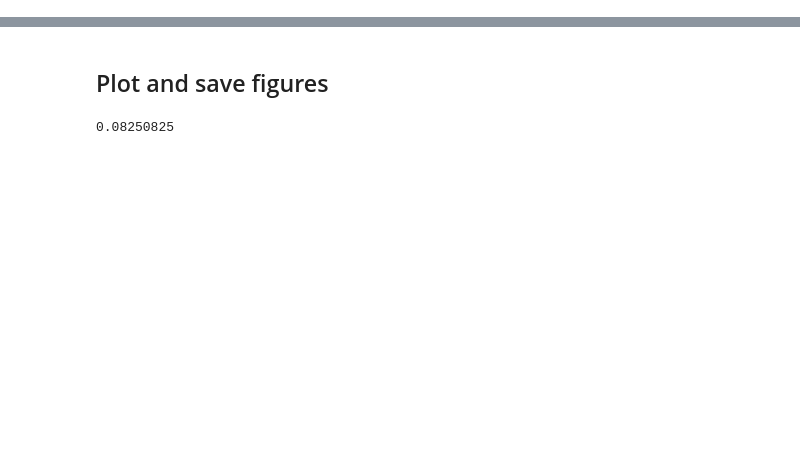
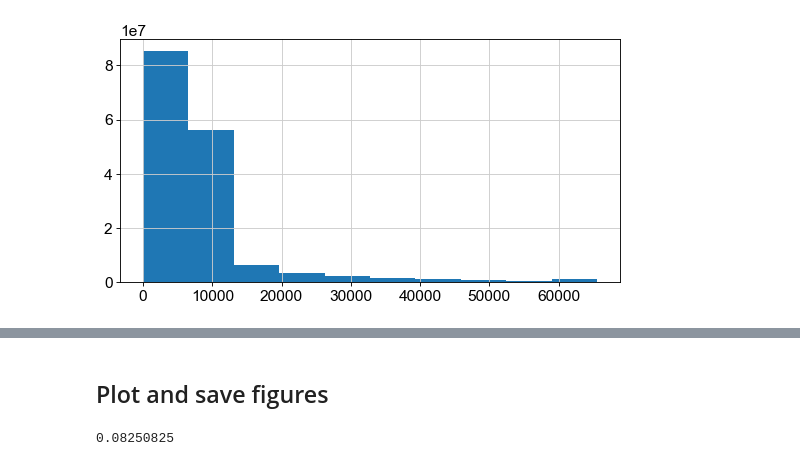
Before and after one commit to theislab/squidpy_reproducibility, a Jupyter notebook: notebooks/image_figures/fluo_segmentation.ipynb, the cells around one changed output, grey strips where cells are left out. Cells and saved outputs as stored; diff of their text form; code cells hidden in the pictures; blank space fills up the shorter version.

```diff
--- a/notebooks/image_figures/fluo_segmentation.ipynb
+++ b/notebooks/image_figures/fluo_segmentation.ipynb
@@ -17 +16,10 @@ import imageio
+# %%
+# get manual threshold for segmeentation
+plt.hist(img['image'].values.flatten())
+
+# 5000 looks good.
+# calculate in fractional values
+thresh = 40000 / 2**16
+# %% [output]
+[figure, added]
 # %%
```
Also changed, not shown: parts of 4 cells of this notebook, 3 other files.
